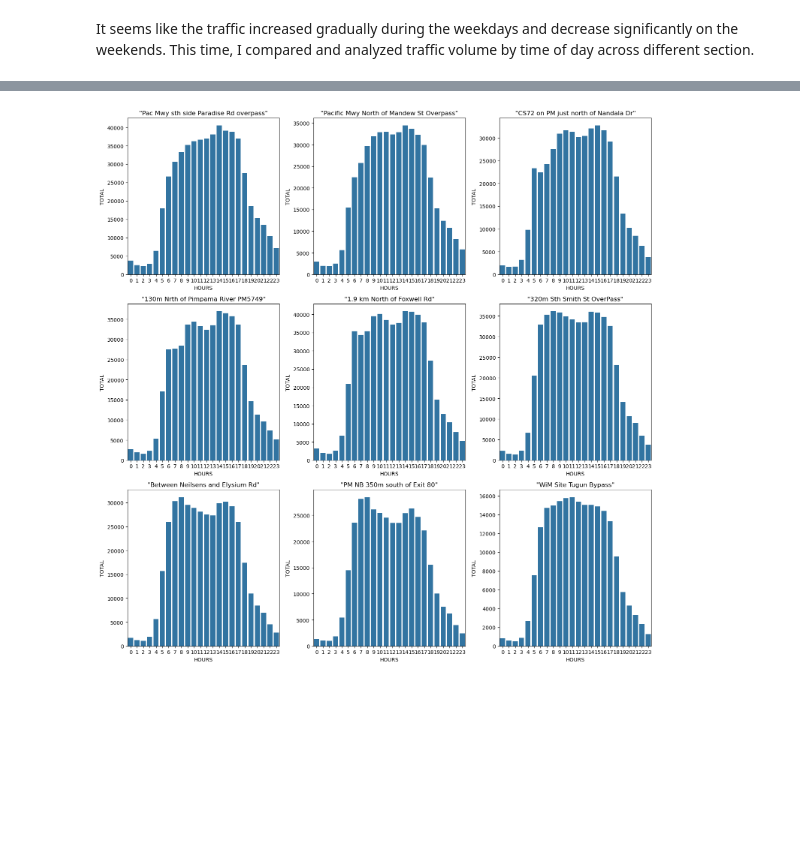
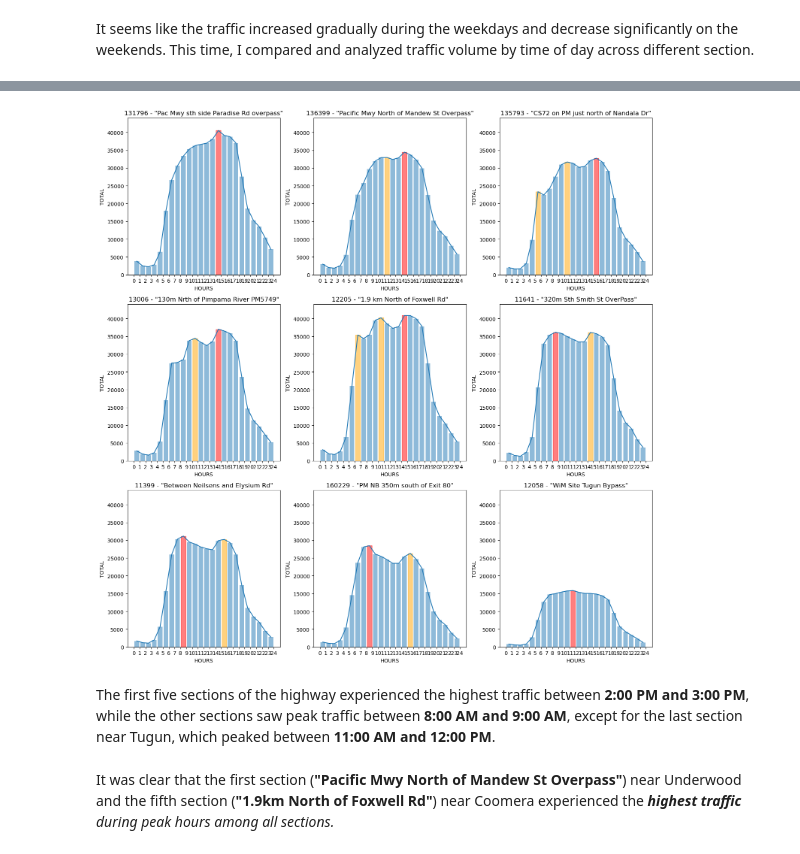
Before and after one commit to SuhyunKimm/M1MotorwayCongestionAnalysis, a Jupyter notebook: M1MotorwayCongestionAnalysis.ipynb, the cells around one changed output, grey strips where cells are left out. Drawn from its saved outputs; the diff is of its cells as text; code cells hidden in the pictures; blank space fills up the shorter version.

```diff
--- a/M1MotorwayCongestionAnalysis.ipynb
+++ b/M1MotorwayCongestionAnalysis.ipynb
@@ -112,7 +113,14 @@ SAT    2559.009259
 SUN    2181.689815
 dtype: float64
 # %%
-avg_traffic_by_day.plot(kind='bar')
+ax = avg_traffic_by_day.plot(kind='bar', alpha=0.5)
+
+max_idx = avg_traffic_by_day.idxmax()
+
+for i, bar in enumerate(ax.patches) :
+    if day_label[i] == max_idx :
+        bar.set_color('red')
+
 plt.title('Average Traffic by Day of the Week')
 plt.xlabel('Day of the Week')
 plt.ylabel('Average Traffic')
@@ -144,15 +141,36 @@ m1_traffic_df
 # %%
 fig, axes = plt.subplots(3, 3, figsize=(15, 5*3))
 axes = axes.flatten()
 
 for i, site in enumerate(sites.keys()) :
     site_df = m1_traffic_df[m1_traffic_df['SITE_ID']==site].copy()
     site_df['TOTAL'] = site_df[day_label].sum(axis=1)
 
-    sns.barplot(x='HOURS', y='TOTAL', data=site_df, ax=axes[i])
-    axes[i].set_title(sites[site])
+    global_max = site_df['HOURS'].loc[site_df['TOTAL'].idxmax()]
+    local_max_idx = argrelextrema(site_df['TOTAL'].values, comparator=np.greater)[0]
+
+    bars = axes[i].bar(site_df['HOURS']+0.5, site_df['TOTAL'], alpha=0.5)
+
+    for bar in bars :
+        hour = int(bar.get_x())
+        if hour in site_df['HOURS'].iloc[local_max_idx].values :
+            bar.set_color('orange')
+        if hour == global_max :
+            bar.set_color('red')
+
+    sns.lineplot(x=site_df['HOURS']+0.5, y='TOTAL', data=site_df, ax=axes[i], markers=True)
+
+    axes[i].set_title(f"{site} - {sites[site]}")
+    axes[i].set_ylim([0,44000])
+    xticks = site_df['HOURS'].tolist() + [24]
+    axes[i].set_xticks(xticks)
 
 plt.tight_layout()
 plt.show()
 # %% [output]
-[figure, old version]
+[figure, new version]
+# %% [markdown]
+The first five sections of the highway experienced the highest traffic between **2:00 PM and 3:00 PM**, <br>
+while the other sections saw peak traffic between **8:00 AM and 9:00 AM**, except for the last section near Tugun, which peaked between **11:00 AM and 12:00 PM**.
+# %% [markdown]
+It was clear that the first section (**"Pacific Mwy North of Mandew St Overpass"**) near Underwood and the fifth section (**"1.9km North of Foxwell Rd"**) near Coomera experienced the <em>**highest traffic**<em> during peak hours among all sections.
```
Also changed, not shown: parts of 4 cells of this notebook, 1 other file.
